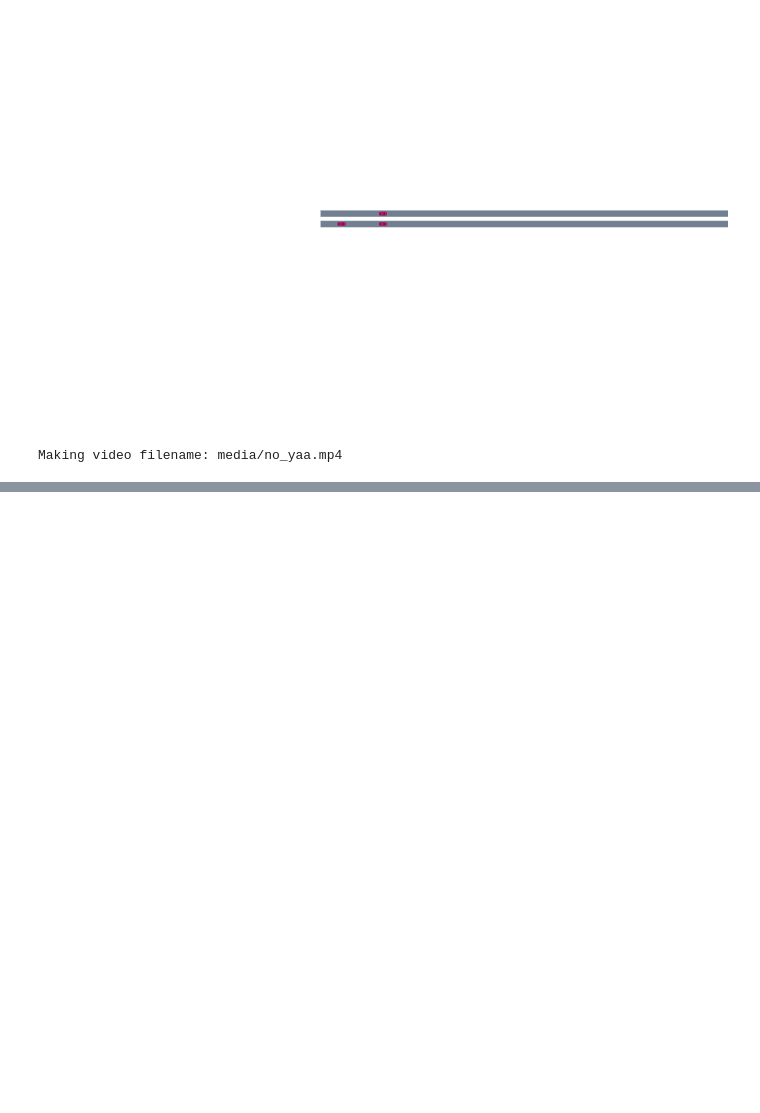
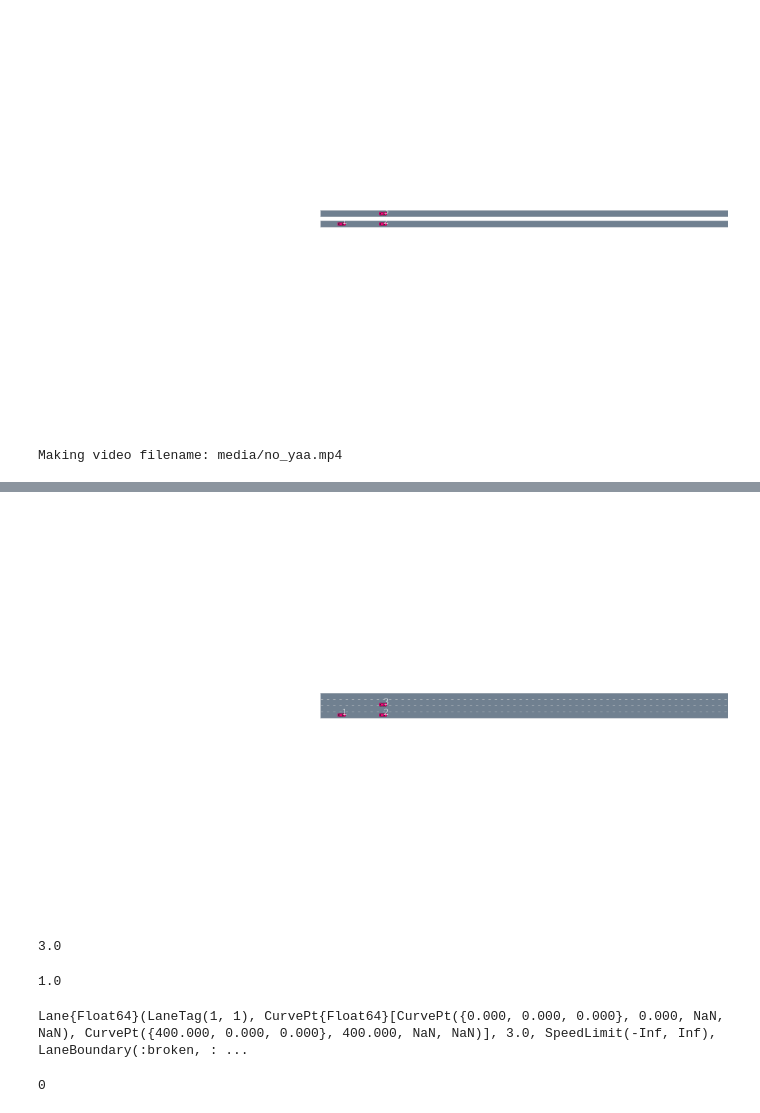
Before and after one commit to sisl/AutomotiveInteraction.jl, a Jupyter notebook: julia_notebooks/interaction_experiments.ipynb, the cells around one changed output, grey strips where cells are left out. Drawn from its saved outputs; the diff is of its cells as text; code cells hidden in the pictures; blank space fills up the shorter version.

```diff
--- a/julia_notebooks/interaction_experiments.ipynb
+++ b/julia_notebooks/interaction_experiments.ipynb
@@ -165,0 +155,38 @@ Making video filename: media/no_yaa.mp4
+# %%
+scene = Scene()
+
+veh1 = Vehicle(VehicleState(VecSE2(10.,0.,0.),road_straight,20.),VehicleDef(),1)
+push!(scene,veh1)
+
+veh2 = Vehicle(VehicleState(VecSE2(30.,0.,0.),road_straight,10.),VehicleDef(),2)
+push!(scene,veh2)
+
+veh3 = Vehicle(VehicleState(VecSE2(30.,5.,0.),road_straight,20.),VehicleDef(),3)
+push!(scene,veh3)
+
+models = Dict{Int64,DriverModel}()
+for veh in scene
+    models[veh.id] = Tim2DDriver(INTERACTION_TIMESTEP)
+end
+
+render(scene,road_straight,cam=CarFollowCamera(2),[IDOverlay()])
+# %% [output]
+[figure, added]
+# %%
+rec = SceneRecord(2,0.1)
+update!(rec,scene)
+convert(Float64,get(N_LANE_LEFT,rec,road_straight,1))
+# %% [output]
+3.0
+# %%
+convert(Float64,get(HAS_LANE_LEFT,rec,road_straight,1))
+# %% [output]
+1.0
+# %%
+lane = get_lane(road_straight,veh1)
+# %% [output]
+Lane{Float64}(LaneTag(1, 1), CurvePt{Float64}[CurvePt({0.000, 0.000, 0.000}, 0.000, NaN, NaN), CurvePt({400.000, 0.000, 0.000}, 400.000, NaN, NaN)], 3.0, SpeedLimit(-Inf, Inf), LaneBoundary(:broken, : ...
+# %%
+n_lanes_left(lane,test_road)
+# %% [output]
+0
```
Also changed, not shown: parts of 10 cells of this notebook, 15 other files.
